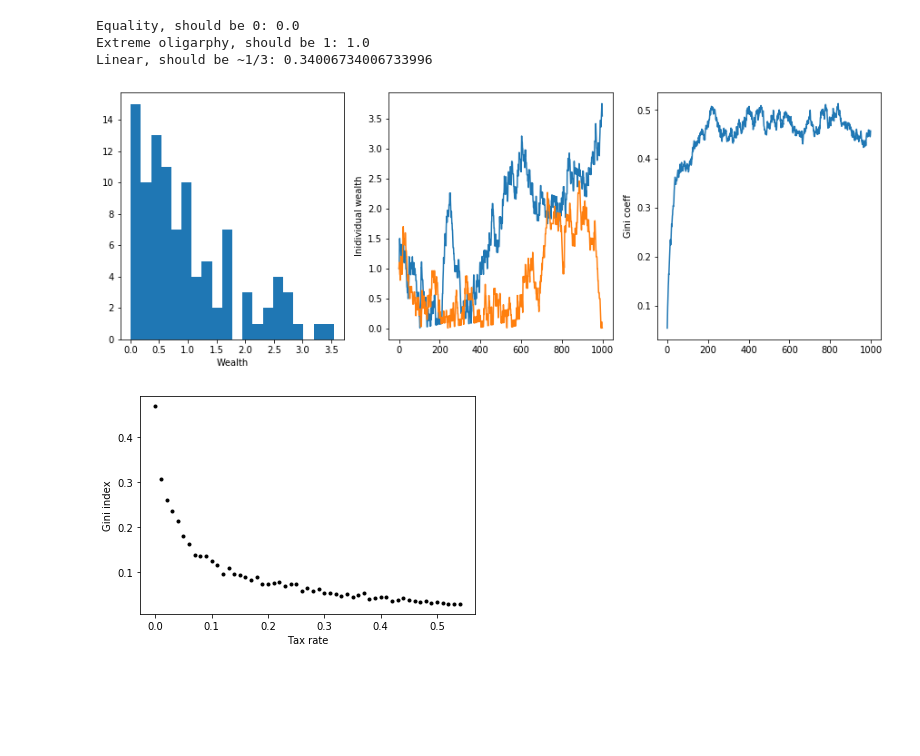
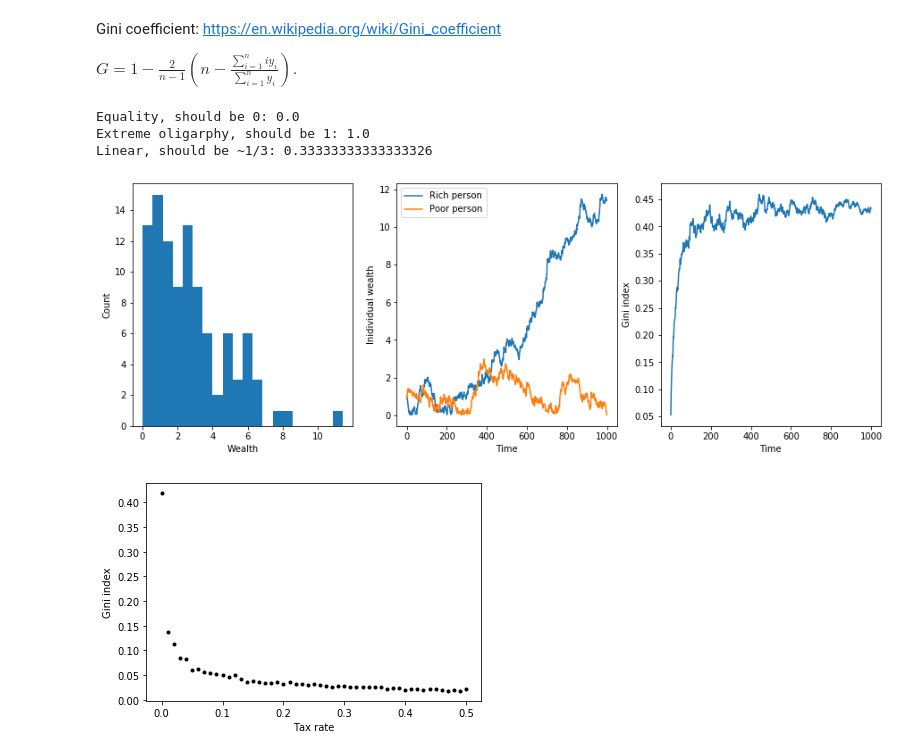
Before and after one commit to khakhalin/Sketches, a Jupyter notebook: fun_models/random_exchange.ipynb, the cells around one changed output. Cells and saved outputs as stored; diff of their text form; code cells hidden in the pictures; blank space fills up the shorter version.

Commit message:
random exchange updated

```diff
--- a/fun_models/random_exchange.ipynb
+++ b/fun_models/random_exchange.ipynb
@@ -3,68 +16,71 @@
 # %%
 import numpy as np
 import matplotlib.pyplot as plt
+# %% [markdown]
+Gini coefficient: https://en.wikipedia.org/wiki/Gini_coefficient
+
+${\displaystyle G=1-{\frac {2}{n-1}}\left(n-{\frac {\sum _{i=1}^{n}iy_{i}}{\sum _{i=1}^{n}y_{i}}}\right).}$
 # %%
 def gini(x):
     n = len(x)
     return 1-2/(n-1)*(n-np.dot(np.arange(1,n+1),sorted(x))/(np.sum(x)))
 
+# Testing:
 print('Equality, should be 0:',gini([1]*100))
 print('Extreme oligarphy, should be 1:',gini([100]+[0]*99))
-print('Linear, should be ~1/3:',gini(np.arange(100)))
+print('Linear, should be ~1/3:',gini(np.arange(1,100)))
 # %% [output]
 Equality, should be 0: 0.0
 Extreme oligarphy, should be 1: 1.0
-Linear, should be ~1/3: 0.34006734006733996
+Linear, should be ~1/3: 0.33333333333333326
 # %%
-n_elements = 100
+n_people = 100
 n_steps = 1000
 amount = 0.1
-approach = 'fixed' # Either 'fixed' or 'share'
-growth = 0.000 # Market growth at each time cycle
-tax = 0.001
+growth = 0.001     # Market growth at each time cycle
+tax = 0.001        # Tax rate, to be collected, and redistributed as UBI
 
 def model():
-    wealth = np.ones(n_elements) # Original wealth
-    history = np.zeros(shape=(n_steps,n_elements))
-    ghist = np.zeros(n_steps)
+    wealth = np.ones(n_people) # Original wealth
+    history = np.zeros(shape=(n_steps,n_people))
+    ghist = np.zeros(n_steps)                       # History of gini coefficients
     for t in range(n_steps):
-        for i in range(n_elements):
-            j = np.random.randint(n_elements)
-            if approach=='fixed':
-                if wealth[i] >= amount:
-                    wealth[i] -= amount
-                    wealth[j] += amount
-            elif approach=='share':
-                temp = np.min([wealth[i], (wealth[i]+wealth[j])/2*amount])
-                wealth[i] -= temp
-                wealth[j] += temp
+        for i in range(n_people):
+            j = np.random.randint(n_people)
+            if wealth[i] >= amount:
+                wealth[i] -= amount
+                wealth[j] += amount
         wealth = wealth*(1 + growth)*(1-tax) + tax*np.mean(wealth)
         history[t,:] = wealth
     return history
 
 
 # Run model
 history = model()
 ghist = [gini(history[i,:]) for i in range(history.shape[0])]
 
 # Figures
 fig = plt.figure(figsize=(15,5))
 plt.subplot(131);
 plt.hist(history[-1,:], bins=20);
 plt.xlabel('Wealth');
+plt.ylabel('Count')
 
 plt.subplot(132);
-imax = np.argmax(history[-1,:])
-imin = np.argmin(history[-1,:])
-plt.plot(history[:,imax]);
-plt.plot(history[:,imin]);
+i_rich = np.argmax(history[-1,:])
+i_poor = np.argmin(history[-1,:])
+plt.plot(history[:,i_rich], label="Rich person");
+plt.plot(history[:,i_poor], label="Poor person");
 plt.ylabel('Inidividual wealth');
+plt.xlabel('Time');
+plt.legend(loc="upper left")
 
 plt.subplot(133);
 plt.plot(ghist);
 plt.ylabel('Gini index');
+plt.xlabel('Time');
 # %% [output]
-[figure, old version]
+[figure, new version]
 # %%
 for tax in np.arange(0,0.51,0.01):
     history = model()
@@ -72,4 +88,4 @@ for tax in np.arange(0,0.51,0.01):
 plt.xlabel('Tax rate');
 plt.ylabel('Gini index');
 # %% [output]
-[figure, old version]
+[figure, new version]
```
Also changed, not shown: parts of 2 cells of this notebook.
